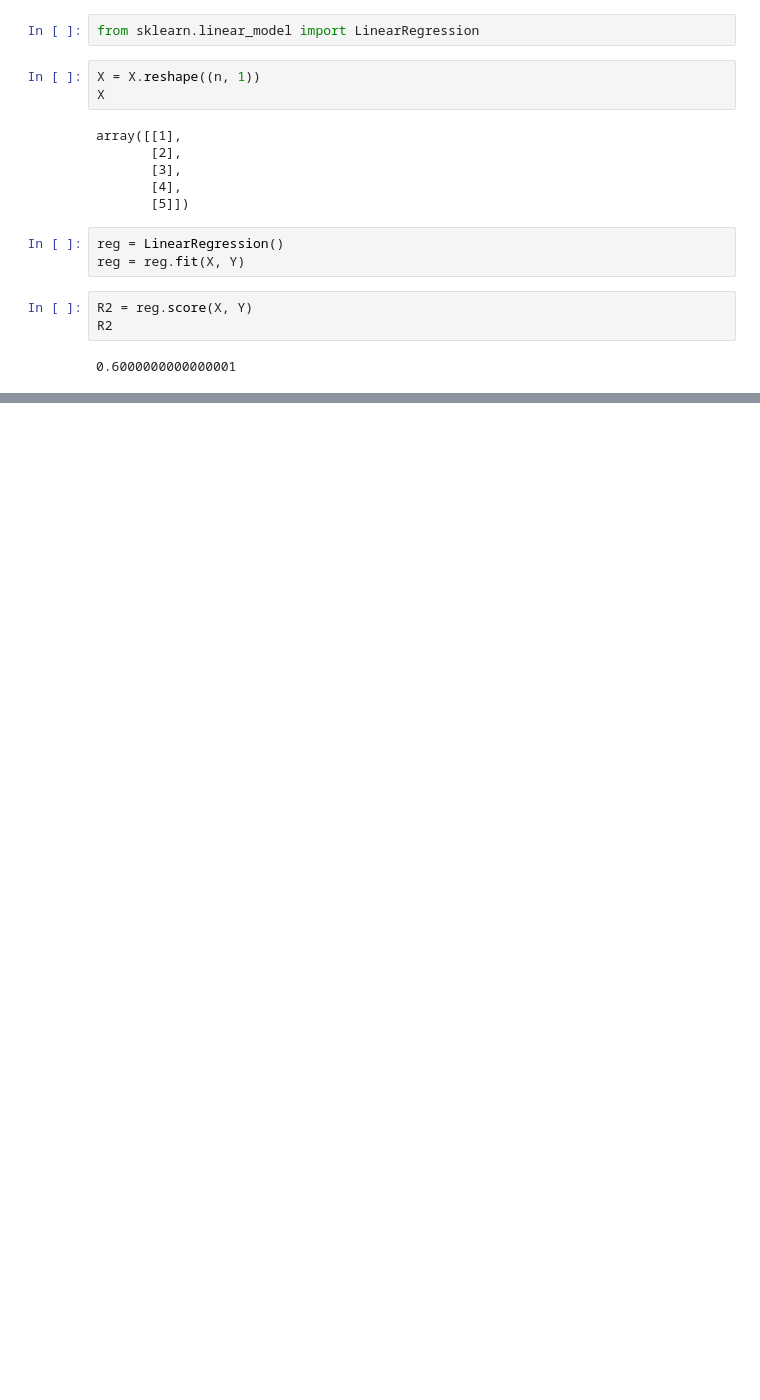
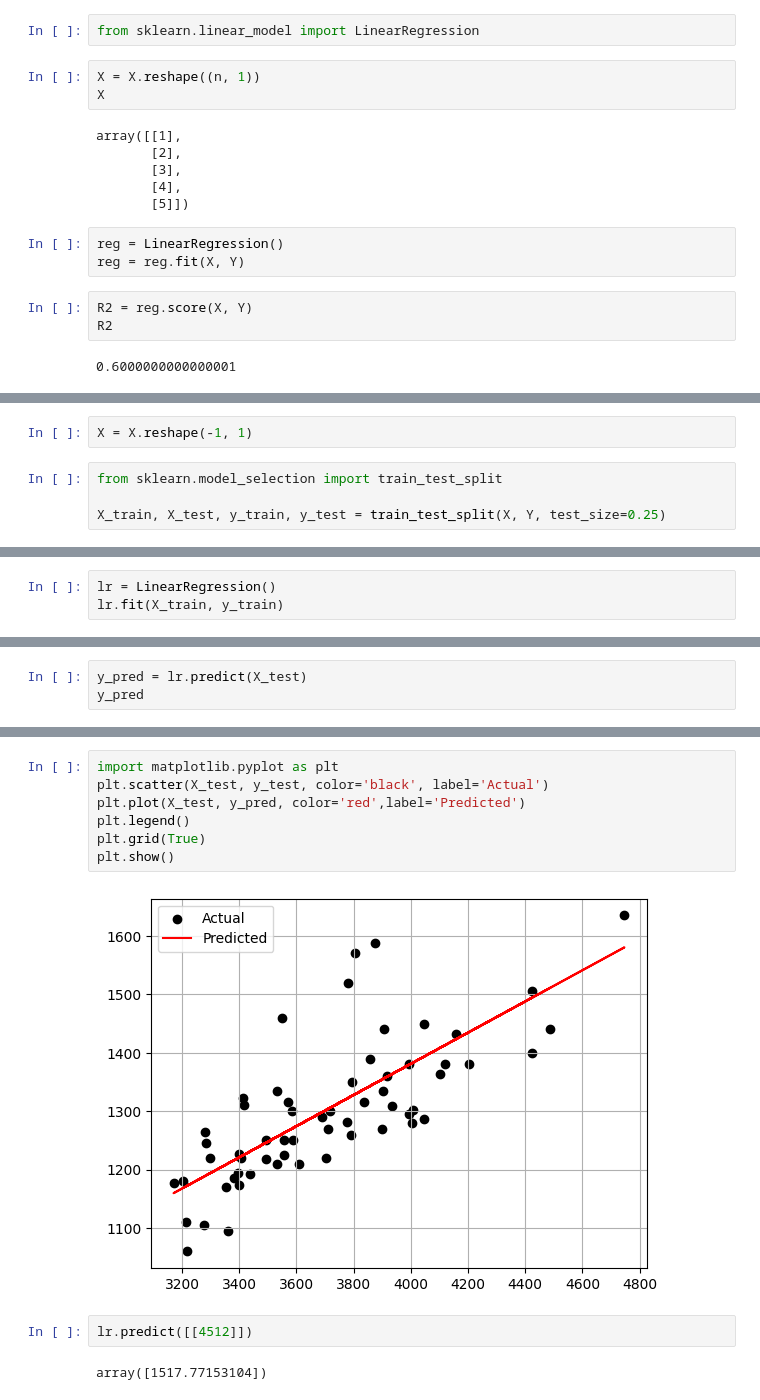
Before and after one commit to sjsjsmsmsj/DATASCIENCE, a Jupyter notebook: LinearRegression/linearRegression.ipynb, the cells around one changed output, grey strips where cells are left out. Cells and saved outputs as stored; diff of their text form; blank space fills up the shorter version.

```diff
--- a/LinearRegression/linearRegression.ipynb
+++ b/LinearRegression/linearRegression.ipynb
@@ -92,0 +109,6 @@ R2
+# %%
+X = X.reshape(-1, 1)
+# %%
+from sklearn.model_selection import train_test_split
+
+X_train, X_test, y_train, y_test = train_test_split(X, Y, test_size=0.25)
@@ -92,0 +124,3 @@ R2
+# %%
+lr = LinearRegression()
+lr.fit(X_train, y_train)
@@ -92,0 +129,3 @@ R2
+# %%
+y_pred = lr.predict(X_test)
+y_pred
@@ -92,0 +155,13 @@ R2
+# %%
+import matplotlib.pyplot as plt
+plt.scatter(X_test, y_test, color='black', label='Actual')
+plt.plot(X_test, y_pred, color='red',label='Predicted')
+plt.legend()
+plt.grid(True)
+plt.show()
+# %% [output]
+[figure, added]
+# %%
+lr.predict([[4512]])
+# %% [output]
+array([1517.77153104])
```
Also changed, not shown: parts of 11 cells of this notebook, 5 other files.
